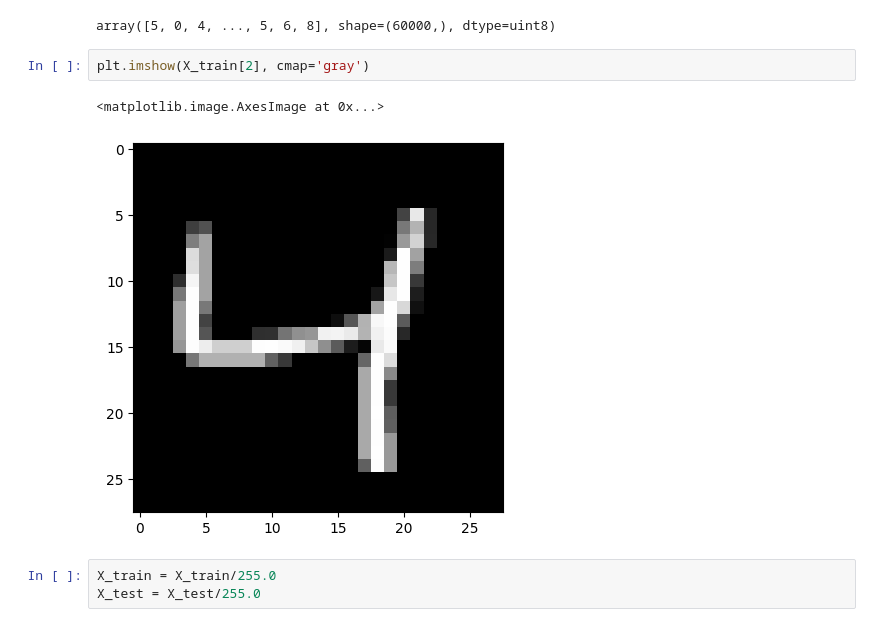
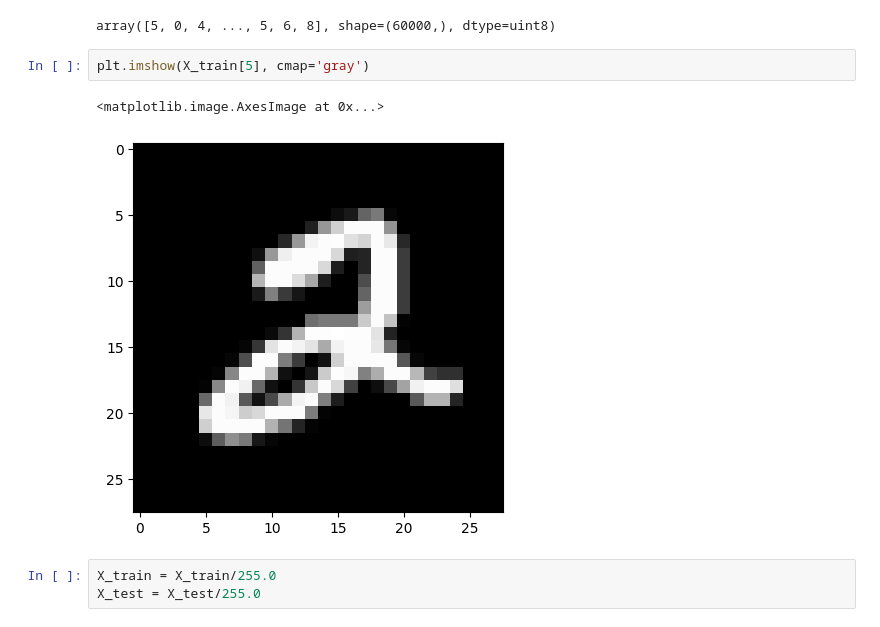
Before and after one commit to harshbhatt15/Deep_Learning, a Jupyter notebook: Artificial_Neuron_Network (ANN)/Classification/Multi-class/Digit-classification/digi-classi.ipynb, the cells around one changed output. Drawn from its saved outputs; the diff is of its cells as text.

```diff
--- a/Artificial_Neuron_Network (ANN)/Classification/Multi-class/Digit-classification/digi-classi.ipynb
+++ b/Artificial_Neuron_Network (ANN)/Classification/Multi-class/Digit-classification/digi-classi.ipynb
@@ -83,10 +83,10 @@ y_train
 # %% [output]
 array([5, 0, 4, ..., 5, 6, 8], shape=(60000,), dtype=uint8)
 # %%
-plt.imshow(X_train[2], cmap='gray')
+plt.imshow(X_train[5], cmap='gray')
 # %% [output]
 <matplotlib.image.AxesImage at 0x...>
-[figure, old version]
+[figure, new version]
 # %%
 X_train = X_train/255.0
 X_test = X_test/255.0
```
Also changed, not shown: parts of 5 cells of this notebook.
